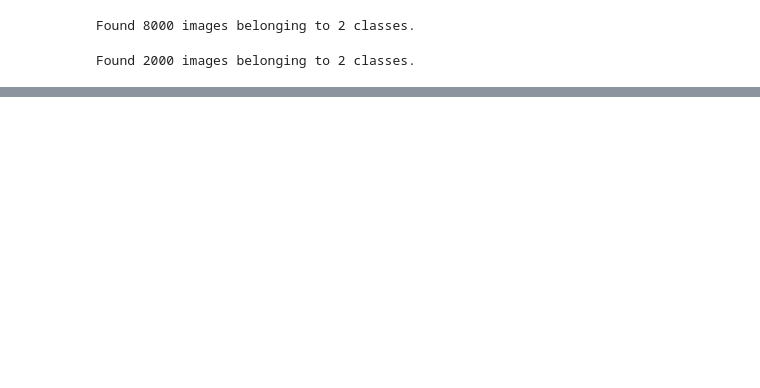
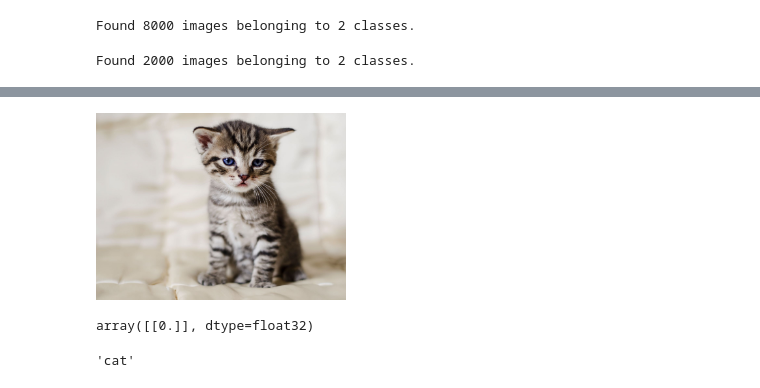
Before and after one commit to soumyajit4419/Deep_Learning_Projects, a Jupyter notebook: Cat_Dog_Classification [CNN]/Dog_Cat_Classifier.ipynb, the cells around one changed output, grey strips where cells are left out. Cells and saved outputs as stored; diff of their text form; code cells hidden in the pictures; blank space fills up the shorter version.

```diff
--- a/Cat_Dog_Classification [CNN]/Dog_Cat_Classifier.ipynb
+++ b/Cat_Dog_Classification [CNN]/Dog_Cat_Classifier.ipynb
@@ -101,0 +154,5 @@ Epoch 2/5
+# %%
+from IPython.display import Image
+Image(filename='dataset/single_prediction/cat_or_dog_2.jpg',width=250,height=250)
+# %% [output]
+[figure, added]
@@ -101,0 +162,13 @@ Epoch 2/5
+# %%
+result = cat_dog_classifier.predict(test_image)
+result
+# %% [output]
+array([[0.]], dtype=float32)
+# %%
+if result[0][0] == 1:
+    prediction = 'dog'
+else:
+    prediction = 'cat'
+prediction
+# %% [output]
+'cat'
```
Also changed, not shown: parts of 18 cells of this notebook, 3 other files.
